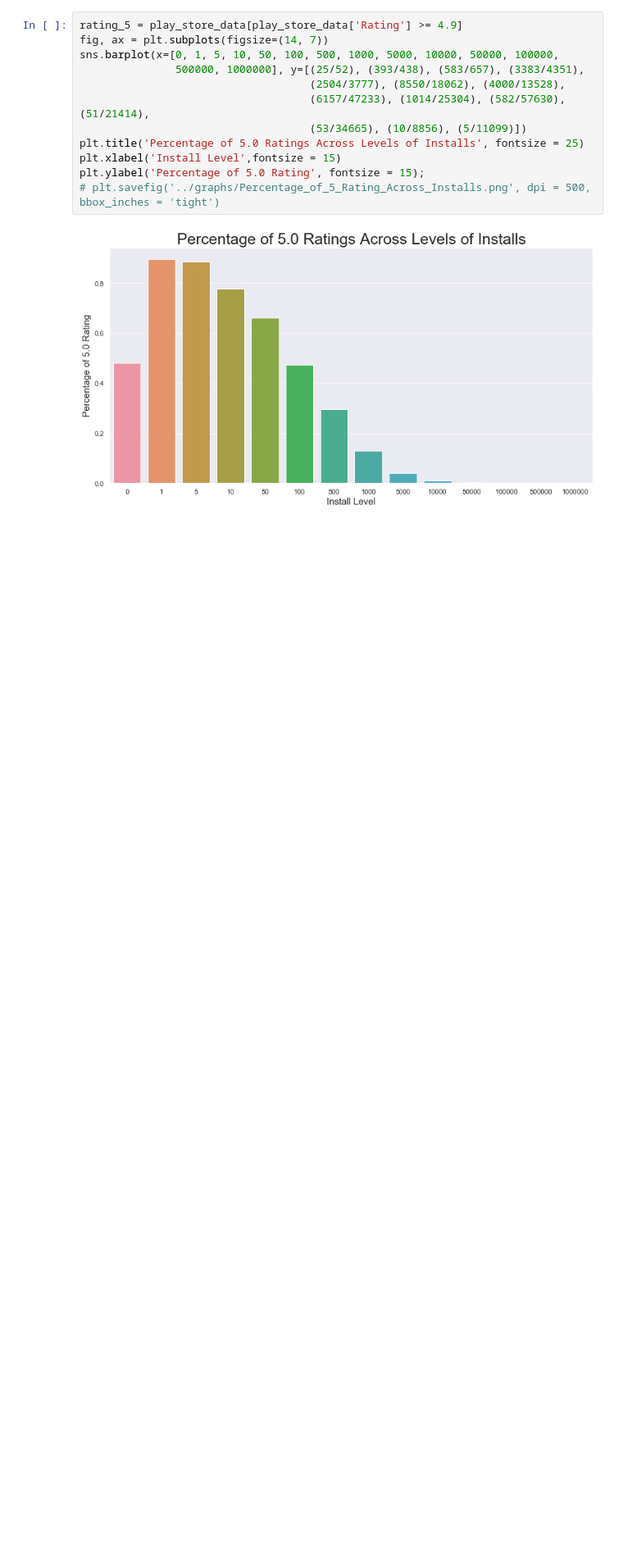
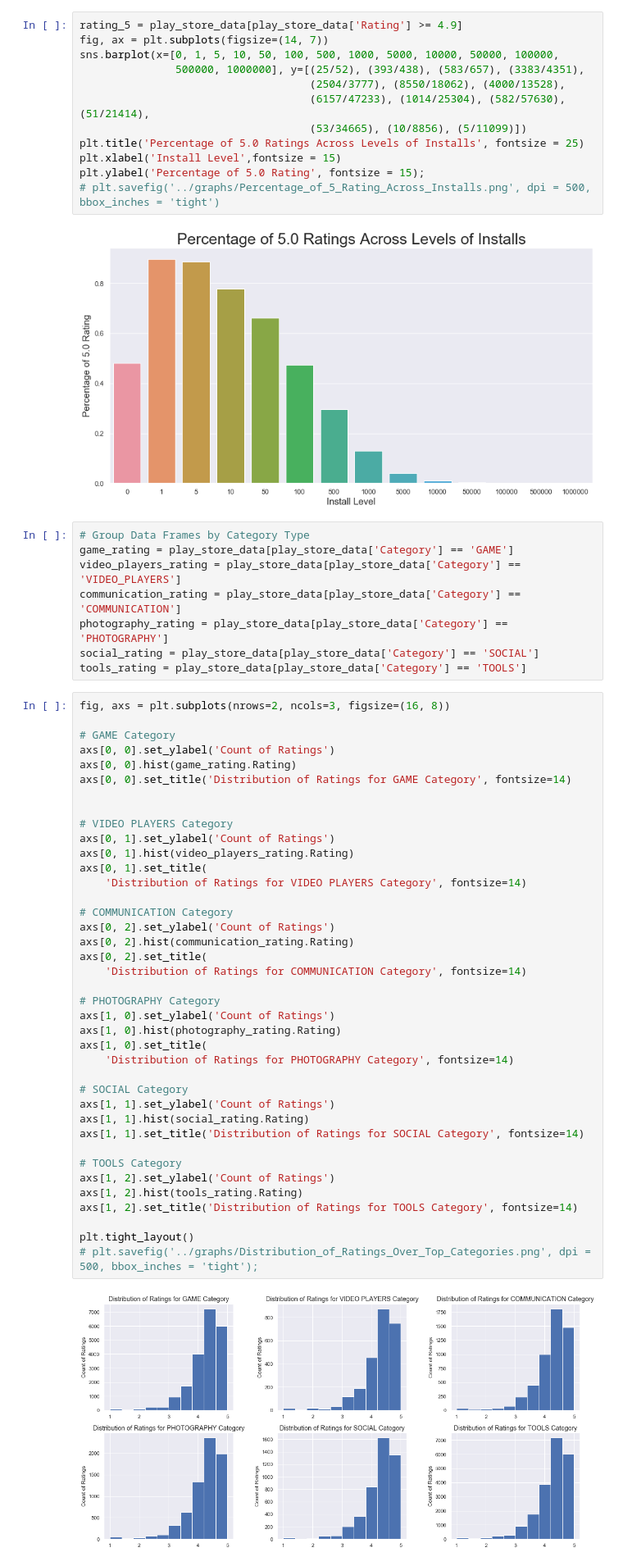
Before and after one commit to ZacharyVillarreal/Google-Play-Store-Download-Analysis, a Jupyter notebook: src/Hypothesis_Testing.ipynb, the cells around one changed output. Shown at 82% size. Drawn from its saved outputs; the diff is of its cells as text; blank space fills up the shorter version.

```diff
--- a/src/Hypothesis_Testing.ipynb
+++ b/src/Hypothesis_Testing.ipynb
@@ -168,3 +187,52 @@ plt.ylabel('Percentage of 5.0 Rating', fontsize = 15);
 # plt.savefig('../graphs/Percentage_of_5_Rating_Across_Installs.png', dpi = 500, bbox_inches = 'tight')
 # %% [output]
 [figure]
+# %%
+# Group Data Frames by Category Type
+game_rating = play_store_data[play_store_data['Category'] == 'GAME']
+video_players_rating = play_store_data[play_store_data['Category'] == 'VIDEO_PLAYERS']
+communication_rating = play_store_data[play_store_data['Category'] == 'COMMUNICATION']
+photography_rating = play_store_data[play_store_data['Category'] == 'PHOTOGRAPHY']
+social_rating = play_store_data[play_store_data['Category'] == 'SOCIAL']
+tools_rating = play_store_data[play_store_data['Category'] == 'TOOLS']
+# %%
+fig, axs = plt.subplots(nrows=2, ncols=3, figsize=(16, 8))
+
+# GAME Category
+axs[0, 0].set_ylabel('Count of Ratings')
+axs[0, 0].hist(game_rating.Rating)
+axs[0, 0].set_title('Distribution of Ratings for GAME Category', fontsize=14)
+
+
+# VIDEO PLAYERS Category
+axs[0, 1].set_ylabel('Count of Ratings')
+axs[0, 1].hist(video_players_rating.Rating)
+axs[0, 1].set_title(
+    'Distribution of Ratings for VIDEO PLAYERS Category', fontsize=14)
+
+# COMMUNICATION Category
+axs[0, 2].set_ylabel('Count of Ratings')
+axs[0, 2].hist(communication_rating.Rating)
+axs[0, 2].set_title(
+    'Distribution of Ratings for COMMUNICATION Category', fontsize=14)
+
+# PHOTOGRAPHY Category
+axs[1, 0].set_ylabel('Count of Ratings')
+axs[1, 0].hist(photography_rating.Rating)
+axs[1, 0].set_title(
+    'Distribution of Ratings for PHOTOGRAPHY Category', fontsize=14)
+
+# SOCIAL Category
+axs[1, 1].set_ylabel('Count of Ratings')
+axs[1, 1].hist(social_rating.Rating)
+axs[1, 1].set_title('Distribution of Ratings for SOCIAL Category', fontsize=14)
+
+# TOOLS Category
+axs[1, 2].set_ylabel('Count of Ratings')
+axs[1, 2].hist(tools_rating.Rating)
+axs[1, 2].set_title('Distribution of Ratings for TOOLS Category', fontsize=14)
+
+plt.tight_layout()
+# plt.savefig('../graphs/Distribution_of_Ratings_Over_Top_Categories.png', dpi = 500, bbox_inches = 'tight');
+# %% [output]
+[figure, added]
```
Also changed, not shown: parts of 2 cells of this notebook, 2 other files.
